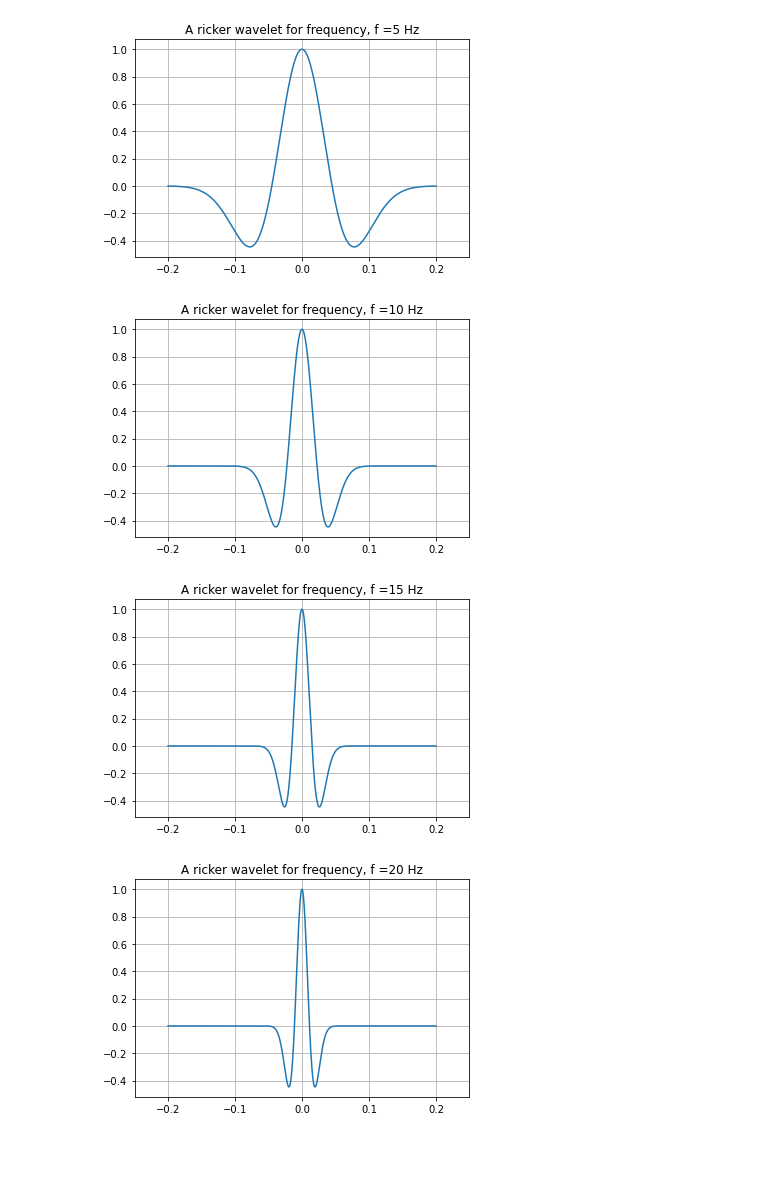
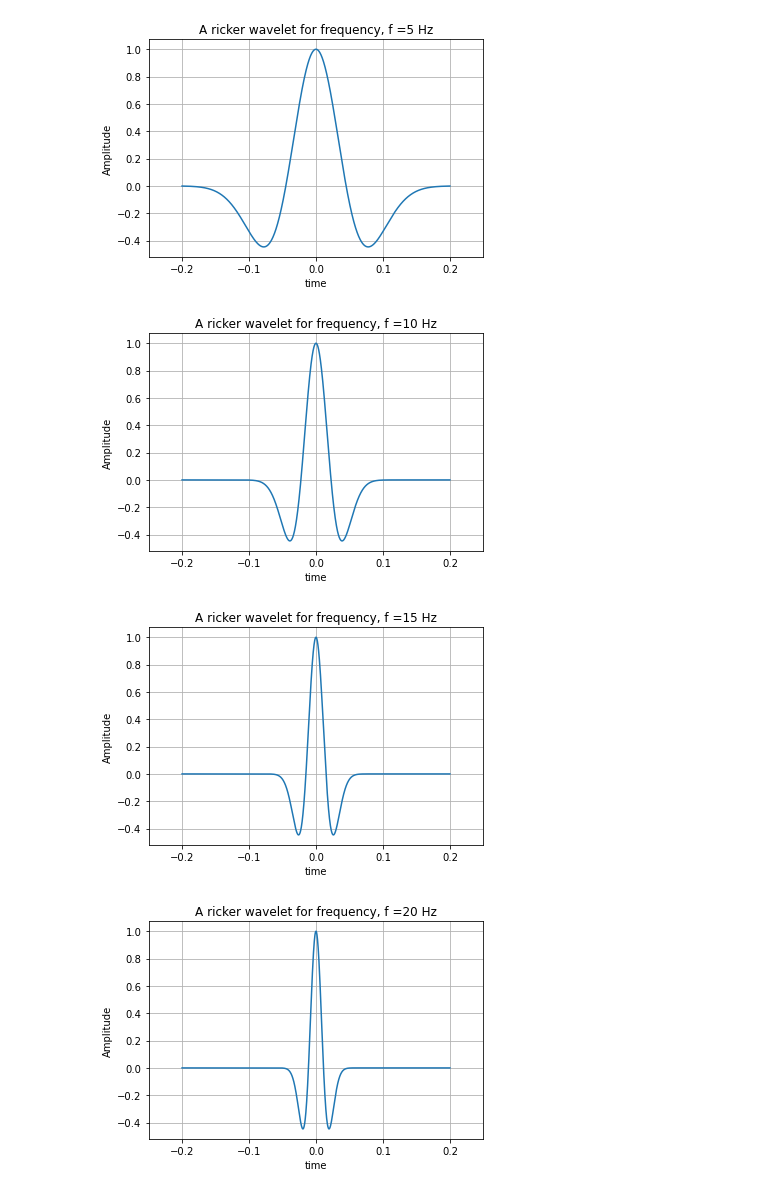
Before and after one commit to AlbertSeismo/Modelling, a Jupyter notebook: Wavelet modelling.ipynb, the cells around one changed output. Saved outputs shown, nothing was run; the diff lists cells and outputs as text; code cells hidden in the pictures; blank space fills up the shorter version.

```diff
--- a/Wavelet modelling.ipynb
+++ b/Wavelet modelling.ipynb
@@ -14,14 +14,15 @@ F = list(range(fmin,fmax+1,Df))    #list of frequencies
 # %%
 for i in range(len(F)):
     r = (1-2*np.pi**2*F[i]**2*t**2)*np.exp(-np.pi**2*F[i]**2*t**2)
     plt.plot(t,r)
     plt.grid()
     plt.title("A ricker wavelet for frequency, f =%s Hz" %F[i])
     plt.xlim([-0.25,0.25])
-    plt.xlabel
+    plt.xlabel("time")
+    plt.ylabel("Amplitude")
     plt.show()
 # %% [output]
-[figure, old version]
+[figure, new version]
-[figure, old version]
+[figure, new version]
-[figure, old version]
+[figure, new version]
-[figure, old version]
+[figure, new version]
```
Also changed, not shown: parts of 1 cell of this notebook.
